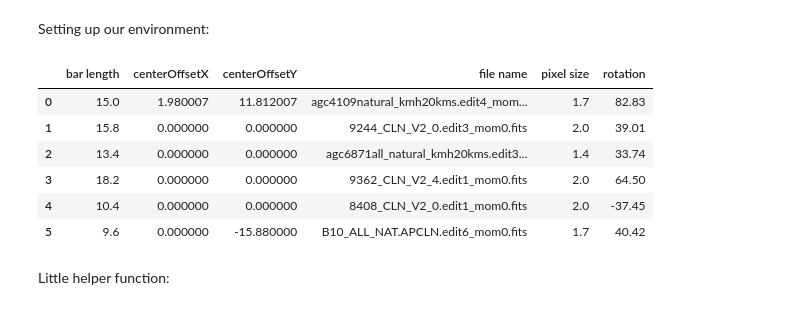
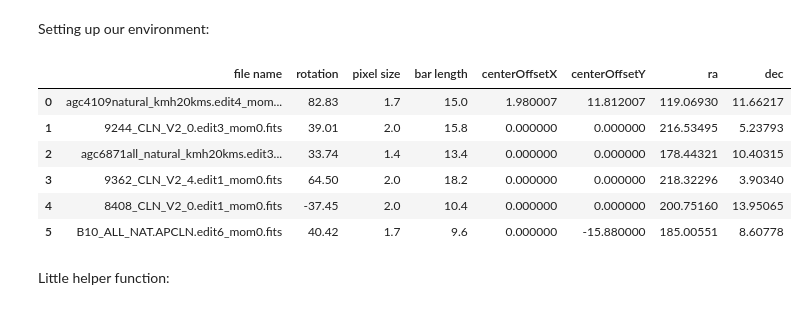
Before and after one commit to tingard/HI-plots-for-Lucy, a Jupyter notebook: main.ipynb, the cells around one changed output. Saved outputs shown, nothing was run; the diff lists cells and outputs as text; code cells hidden in the pictures.

```diff
--- a/main.ipynb
+++ b/main.ipynb
@@ -33,28 +33,30 @@ from scipy.ndimage import interpolation as ipt
 # %%
 df = pd.DataFrame.from_dict({
     'file name': [
         'agc4109natural_kmh20kms.edit4_mom0.fits',
         '9244_CLN_V2_0.edit3_mom0.fits',
         'agc6871all_natural_kmh20kms.edit3_mom0.fits',
         '9362_CLN_V2_4.edit1_mom0.fits',
         '8408_CLN_V2_0.edit1_mom0.fits',
         'B10_ALL_NAT.APCLN.edit6_mom0.fits',
     ],
     'rotation': [82.83, 39.01, 33.74, 64.5, -37.45, 40.42],
     'pixel size': [1.7, 2, 1.4, 2, 2, 1.7],
     'bar length': [15.0, 15.8, 13.4, 18.2, 10.4, 9.6],
     'centerOffsetX': [1.9800072, 0, 0, 0, 0, 0.],
     'centerOffsetY': [11.81200716, 0, 0, 0, 0, -15.88],
+    'ra': [119.0693, 216.53495, 178.44321, 218.32296, 200.7516, 185.00551],
+    'dec': [11.66217, 5.23793, 10.40315, 3.9034, 13.95065, 8.60778],
 })
 df
 # %% [output]
-|  | bar length | centerOffsetX | centerOffsetY | file name | pixel size | rotation |
-| 0 | 15.0 | 1.980007 | 11.812007 | agc4109natural_kmh20kms.edit4_mom... | 1.7 | 82.83 |
-| 1 | 15.8 | 0.000000 | 0.000000 | 9244_CLN_V2_0.edit3_mom0.fits | 2.0 | 39.01 |
-| 2 | 13.4 | 0.000000 | 0.000000 | agc6871all_natural_kmh20kms.edit3... | 1.4 | 33.74 |
-| 3 | 18.2 | 0.000000 | 0.000000 | 9362_CLN_V2_4.edit1_mom0.fits | 2.0 | 64.50 |
-| 4 | 10.4 | 0.000000 | 0.000000 | 8408_CLN_V2_0.edit1_mom0.fits | 2.0 | -37.45 |
-| 5 | 9.6 | 0.000000 | -15.880000 | B10_ALL_NAT.APCLN.edit6_mom0.fits | 1.7 | 40.42 |
+|  | file name | rotation | pixel size | bar length | centerOffsetX | centerOffsetY | ra | dec |
+| 0 | agc4109natural_kmh20kms.edit4_mom... | 82.83 | 1.7 | 15.0 | 1.980007 | 11.812007 | 119.06930 | 11.66217 |
+| 1 | 9244_CLN_V2_0.edit3_mom0.fits | 39.01 | 2.0 | 15.8 | 0.000000 | 0.000000 | 216.53495 | 5.23793 |
+| 2 | agc6871all_natural_kmh20kms.edit3... | 33.74 | 1.4 | 13.4 | 0.000000 | 0.000000 | 178.44321 | 10.40315 |
+| 3 | 9362_CLN_V2_4.edit1_mom0.fits | 64.50 | 2.0 | 18.2 | 0.000000 | 0.000000 | 218.32296 | 3.90340 |
+| 4 | 8408_CLN_V2_0.edit1_mom0.fits | -37.45 | 2.0 | 10.4 | 0.000000 | 0.000000 | 200.75160 | 13.95065 |
+| 5 | B10_ALL_NAT.APCLN.edit6_mom0.fits | 40.42 | 1.7 | 9.6 | 0.000000 | -15.880000 | 185.00551 | 8.60778 |
 # %% [markdown]
 Little helper function:
 # %%
```
Also changed, not shown: parts of 5 cells of this notebook, 3 other files.
